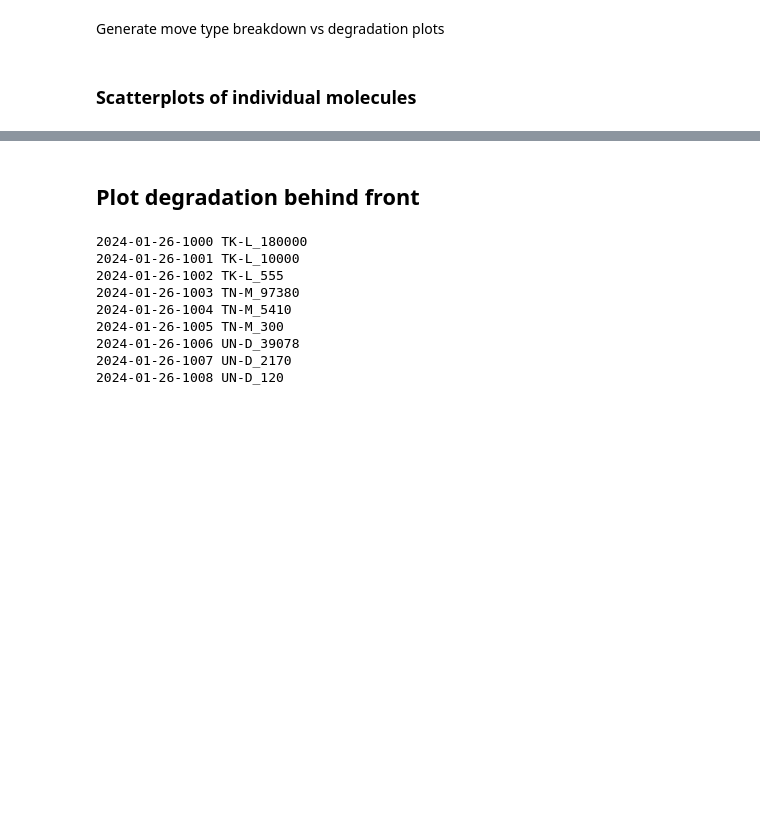
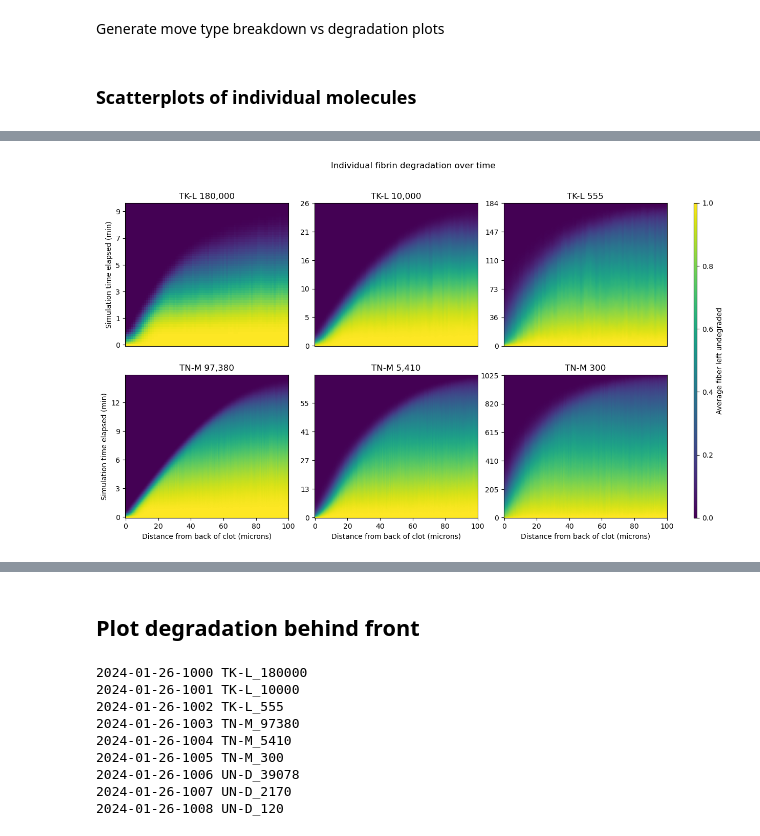
Before and after one commit to UCO-OpResearch/lysis, a Jupyter notebook: src/python/Jupyter Notebooks/2024-01-26-1000 - F-Macro Multi-Array-Process.ipynb, the cells around one changed output, grey strips where cells are left out. Drawn from its saved outputs; the diff is of its cells as text; code cells hidden in the pictures; blank space fills up the shorter version.

```diff
--- a/src/python/Jupyter Notebooks/2024-01-26-1000 - F-Macro Multi-Array-Process.ipynb
+++ b/src/python/Jupyter Notebooks/2024-01-26-1000 - F-Macro Multi-Array-Process.ipynb
@@ -1129,14 +1131,14 @@ def free_movement(event, exp):
 # %%
 def read_mol_bind_events(exp, file_code):
     mol_bind_events = []
-    for sim in range(e.macro_params.total_trials):
-        filename = os.path.join(e.os_path, f"{sim:02}", f"m_bind_events{file_code[:-4]}_s{sim:02}.pkl")
+    for sim in range(exp.macro_params.total_trials):
+        filename = os.path.join(exp.os_path, f"{sim:02}", f"m_bind_events{file_code[:-4]}_s{sim:02}.pkl")
         if os.path.isfile(filename):
             with open(filename, "rb") as handle:
                 mol_bind_events.append(pickle.load(handle))
         else:
             raw_mol_bind_events = np.loadtxt(
-                os.path.join(e.os_path, f"{sim:02}", f"m_bind_t{file_code[:-4]}_{sim:02}{file_code[-4:]}"),
+                os.path.join(exp.os_path, f"{sim:02}", f"m_bind_t{file_code[:-4]}_{sim:02}{file_code[-4:]}"),
                 delimiter=",",
             )
             # Re-index locations to zero-based
@@ -1189,7 +1191,7 @@ def read_mol_bind_events(exp, file_code):
 #     Move Distance,
 # )
 def get_move_distances(exp, mol_bind_events, file_code, move_function=all_movement):
-    filename = os.path.join(e.os_path, f"m_move_distances_{move_function.__name__}{file_code[:-4]}.pkl")
+    filename = os.path.join(exp.os_path, f"m_move_distances_{move_function.__name__}{file_code[:-4]}.pkl")
     if os.path.isfile(filename):
         with open(filename, "rb") as handle:
             return pickle.load(handle)
@@ -2280,0 +2253,47 @@ for i, run in enumerate(runs):
+# %%
+fig = plt.figure(figsize=(15, 8))
+gs = mpl.gridspec.GridSpec(nrows=2, ncols=4, width_ratios=[3, 3, 3, 0.5])
+axs = np.array(
+    [[fig.add_subplot(gs[i, j]) for j in range(len(scenario_grid[i]))] for i in range(len(scenario_grid))]
+)
+# fig, axs = plt.subplots(
+#     nrows=2, ncols=4, sharex=False, sharey=False, figsize=(12, 8), dpi=100, constrained_layout=True
+# )
+for i, row in enumerate(scenario_grid):
+    for j, scenario in enumerate(row):
+        axs[i, j].set_title(pretty_print_scen(scenario))
+        axs[i, j].imshow(f_deg_amount[scenario], aspect="auto")
+        axs[i, j].invert_yaxis()
+        axs[i, j].set_xticks([])
+        axs[i, 0].set_ylabel("Simulation time elapsed (min)")
+        axs[i, j].set_yticks(
+            np.arange(0, len(time[scenario]), len(time[scenario]) // 5),
+            [int(t / 60) for t in time[scenario][:: len(time[scenario]) // 5]],
+        )
+        axs[-1, j].set_xticks(
+            np.arange(0, len(degradation_distance[scenario]) + 1, len(degradation_distance[scenario]) / 5),
+            range(0, 101, 20),
+        )
+        axs[-1, j].set_xlabel("Distance from back of clot (microns)")
+
+fig.suptitle("Individual fibrin degradation over time")
+
+ax = fig.add_subplot(gs[:, -1])
+ax.axis("off")
+vmin, vmax, vcenter = 0, 1, 0.5
+norm = mpl.colors.TwoSlopeNorm(vmin=vmin, vcenter=vcenter, vmax=vmax)
+# create a normalized colorbar
+cmap = "viridis"
+cbar = plt.cm.ScalarMappable(norm=norm, cmap=cmap)
+cb = fig.colorbar(
+    cbar,
+    ax=ax,
+    location="left",
+    aspect=100,
+    label="Average fiber left undegraded",
+)  # , pad=-0.5)  # , shrink=0.5)  # )
+cb.ax.yaxis.set_ticks_position("right")
+cb.ax.yaxis.set_label_position("right")
+fig.savefig(f"fiber degradation heat maps.png", bbox_inches="tight")
+# %% [output]
+[figure, added]
```
Also changed, not shown: parts of 20 cells of this notebook.
